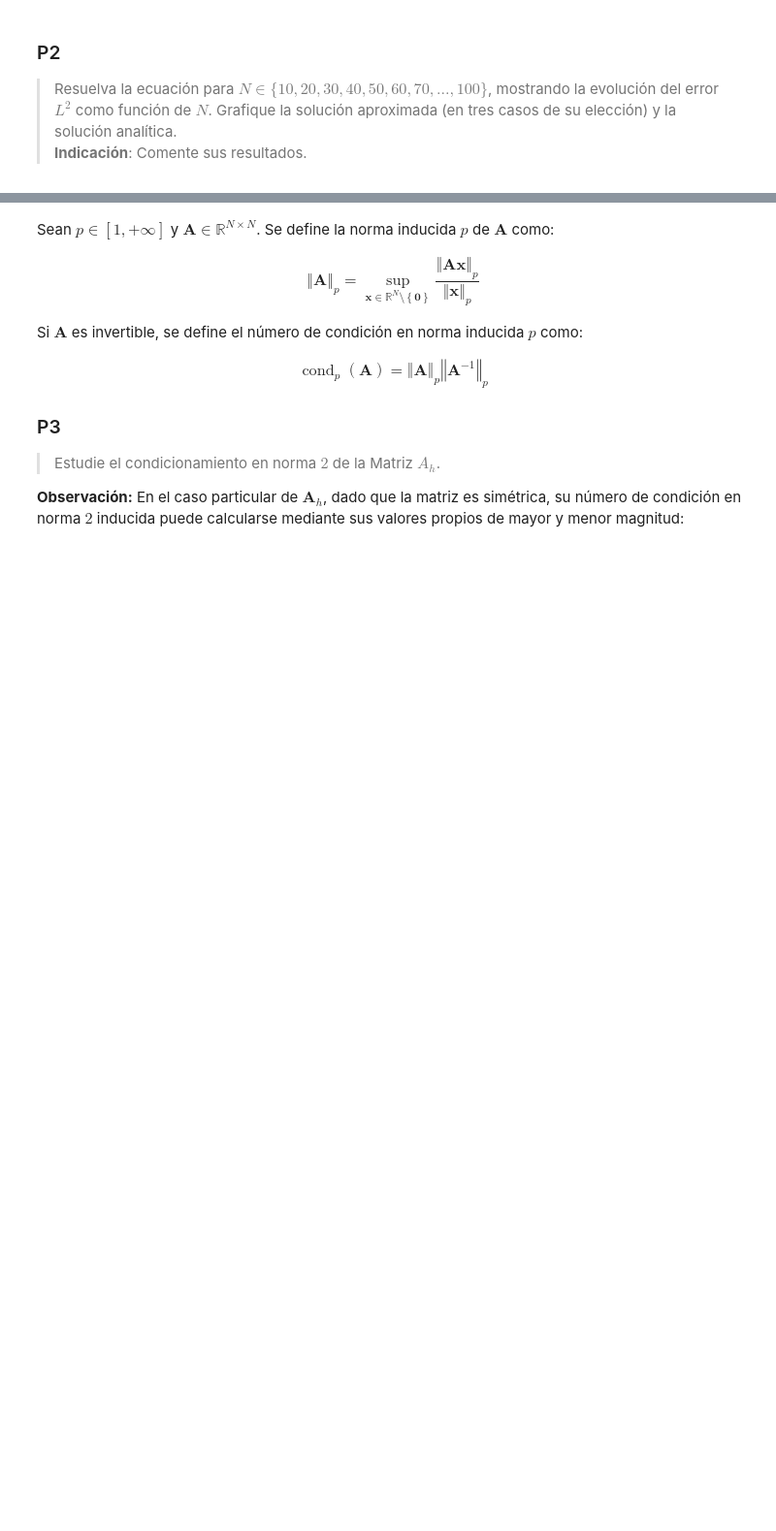
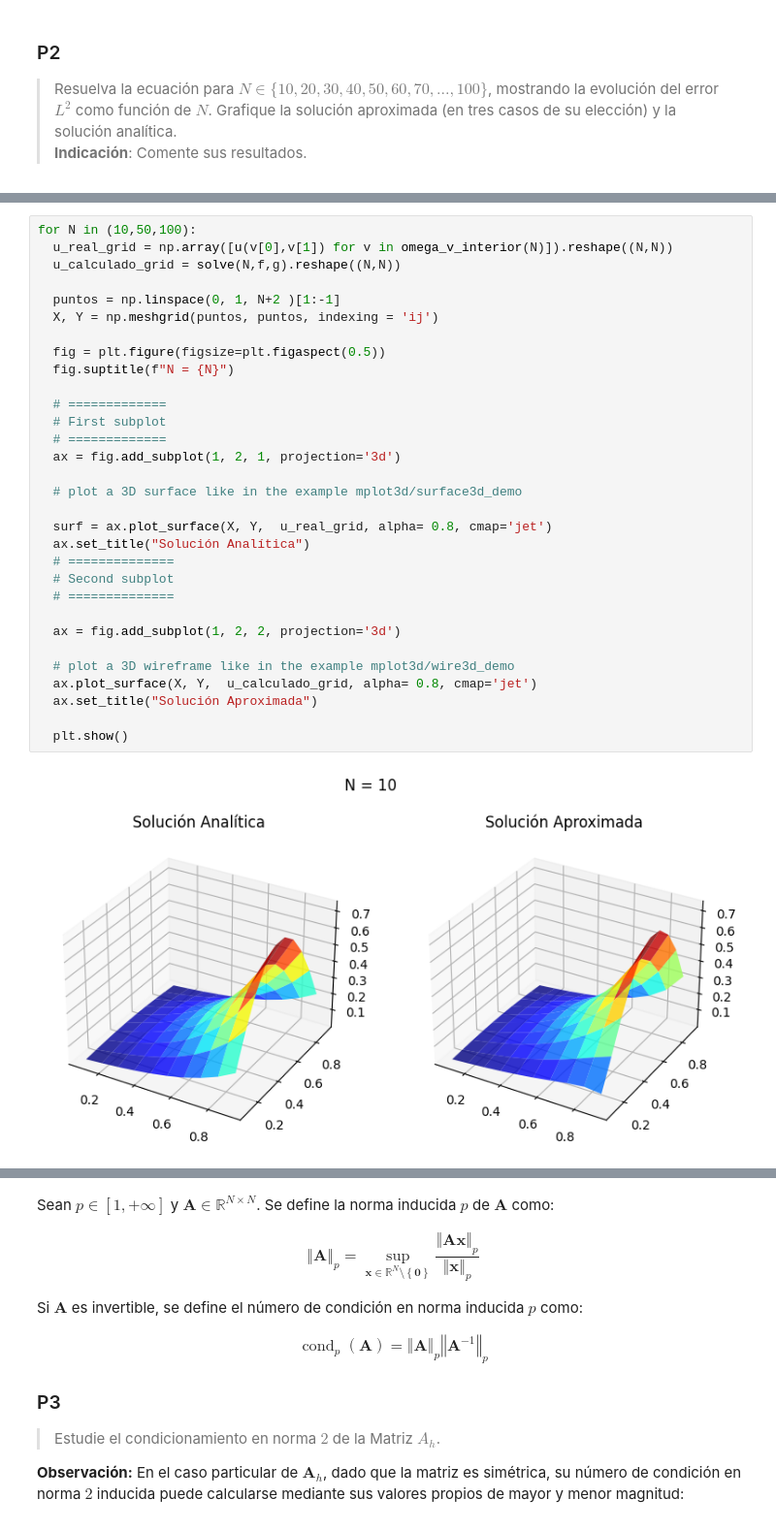
Before and after one commit to Sebastijo/Analisis-Numerico-de-EDPs, a Jupyter notebook: Lab 1/Laboratorio_1.ipynb, the cells around one changed output, grey strips where cells are left out. Shown at 97% size. Drawn from its saved outputs; the diff is of its cells as text; blank space fills up the shorter version.

```diff
--- a/Lab 1/Laboratorio_1.ipynb
+++ b/Lab 1/Laboratorio_1.ipynb
@@ -94,0 +203,33 @@ def solve(N, f, g):
+# %%
+for N in (10,50,100):
+  u_real_grid = np.array([u(v[0],v[1]) for v in omega_v_interior(N)]).reshape((N,N))
+  u_calculado_grid = solve(N,f,g).reshape((N,N))
+
+  puntos = np.linspace(0, 1, N+2 )[1:-1]
+  X, Y = np.meshgrid(puntos, puntos, indexing = 'ij')
+
+  fig = plt.figure(figsize=plt.figaspect(0.5))
+  fig.suptitle(f"N = {N}")
+
+  # =============
+  # First subplot
+  # =============
+  ax = fig.add_subplot(1, 2, 1, projection='3d')
+
+  # plot a 3D surface like in the example mplot3d/surface3d_demo
+
+  surf = ax.plot_surface(X, Y,  u_real_grid, alpha= 0.8, cmap='jet')
+  ax.set_title("Solución Analítica")
+  # ==============
+  # Second subplot
+  # ==============
+
+  ax = fig.add_subplot(1, 2, 2, projection='3d')
+
+  # plot a 3D wireframe like in the example mplot3d/wire3d_demo
+  ax.plot_surface(X, Y,  u_calculado_grid, alpha= 0.8, cmap='jet')
+  ax.set_title("Solución Aproximada")
+
+  plt.show()
+# %% [output]
+[figure, added]
```
Also changed, not shown: parts of 17 cells of this notebook, 3 other files.
